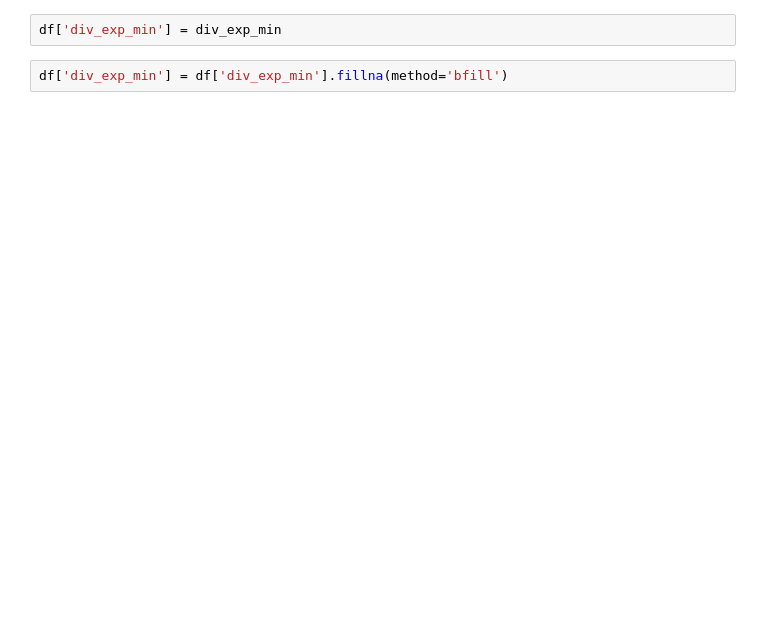
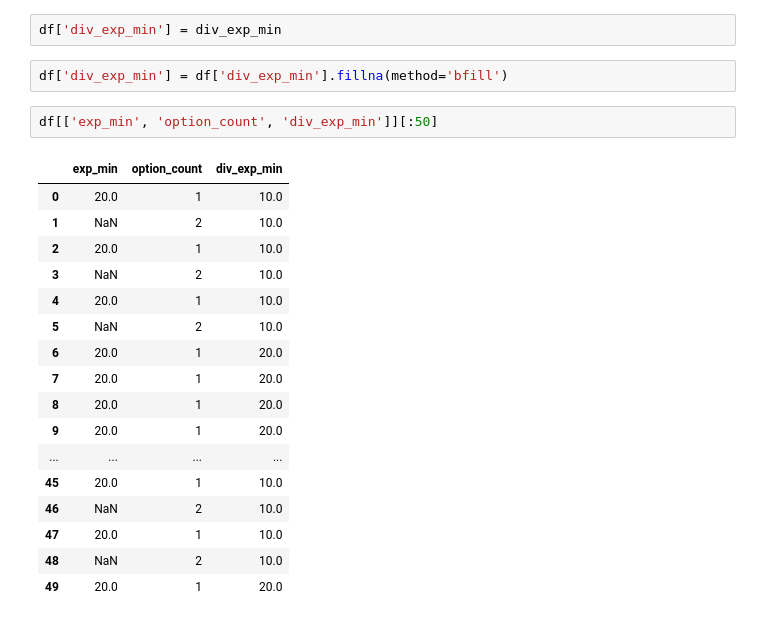
Before and after one commit to bombom93/bigcontest, a Jupyter notebook: hyeryeon/exp__min 나누기.ipynb, the cells around one changed output. Cells and saved outputs as stored; diff of their text form; blank space fills up the shorter version.

```diff
--- a/hyeryeon/exp__min 나누기.ipynb
+++ b/hyeryeon/exp__min 나누기.ipynb
@@ -62,3 +77,23 @@ for idx, i in enumerate(exp) :
 df['div_exp_min'] = div_exp_min
 # %%
 df['div_exp_min'] = df['div_exp_min'].fillna(method='bfill')
+# %%
+df[['exp_min', 'option_count', 'div_exp_min']][:50]
+# %% [output]
+|  | exp_min | option_count | div_exp_min |
+| 0 | 20.0 | 1 | 10.0 |
+| 1 | NaN | 2 | 10.0 |
+| 2 | 20.0 | 1 | 10.0 |
+| 3 | NaN | 2 | 10.0 |
+| 4 | 20.0 | 1 | 10.0 |
+| 5 | NaN | 2 | 10.0 |
+| 6 | 20.0 | 1 | 20.0 |
+| 7 | 20.0 | 1 | 20.0 |
+| 8 | 20.0 | 1 | 20.0 |
+| 9 | 20.0 | 1 | 20.0 |
+| ... | ... | ... | ... |
+| 45 | 20.0 | 1 | 10.0 |
+| 46 | NaN | 2 | 10.0 |
+| 47 | 20.0 | 1 | 10.0 |
+| 48 | NaN | 2 | 10.0 |
+| 49 | 20.0 | 1 | 20.0 |
```
Also changed, not shown: parts of 7 cells of this notebook.
